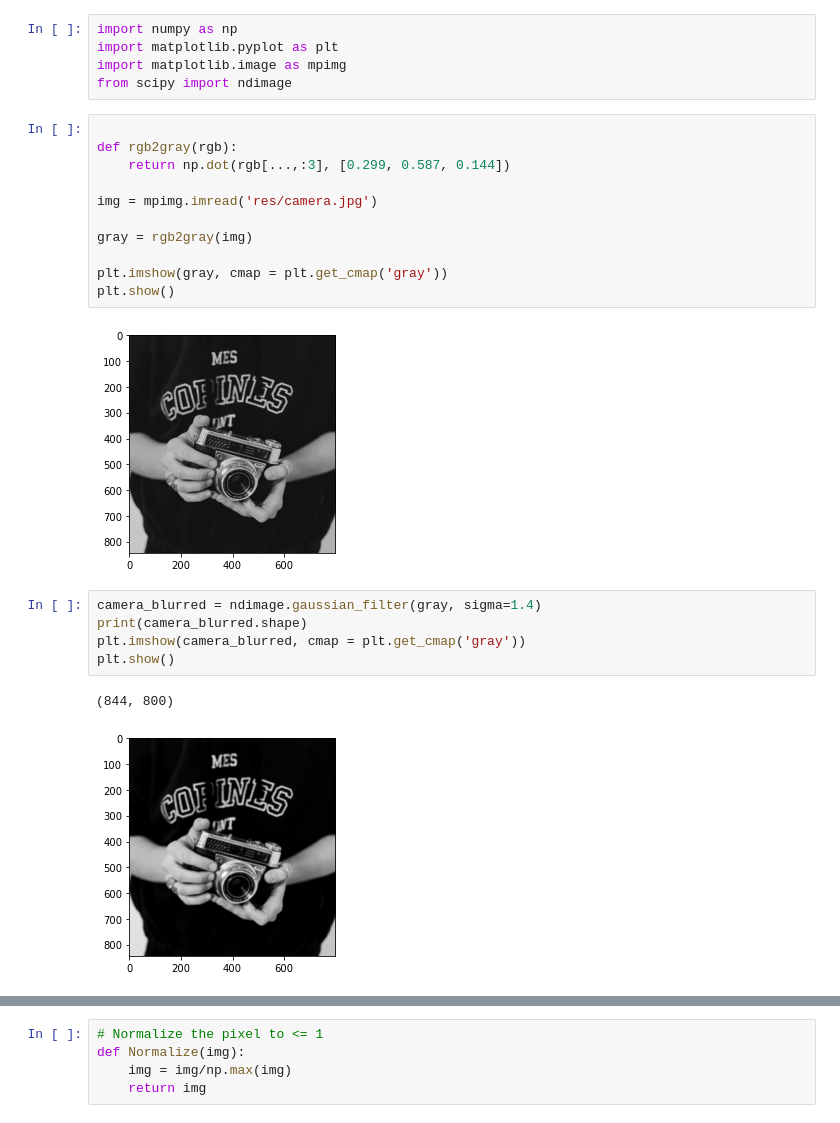
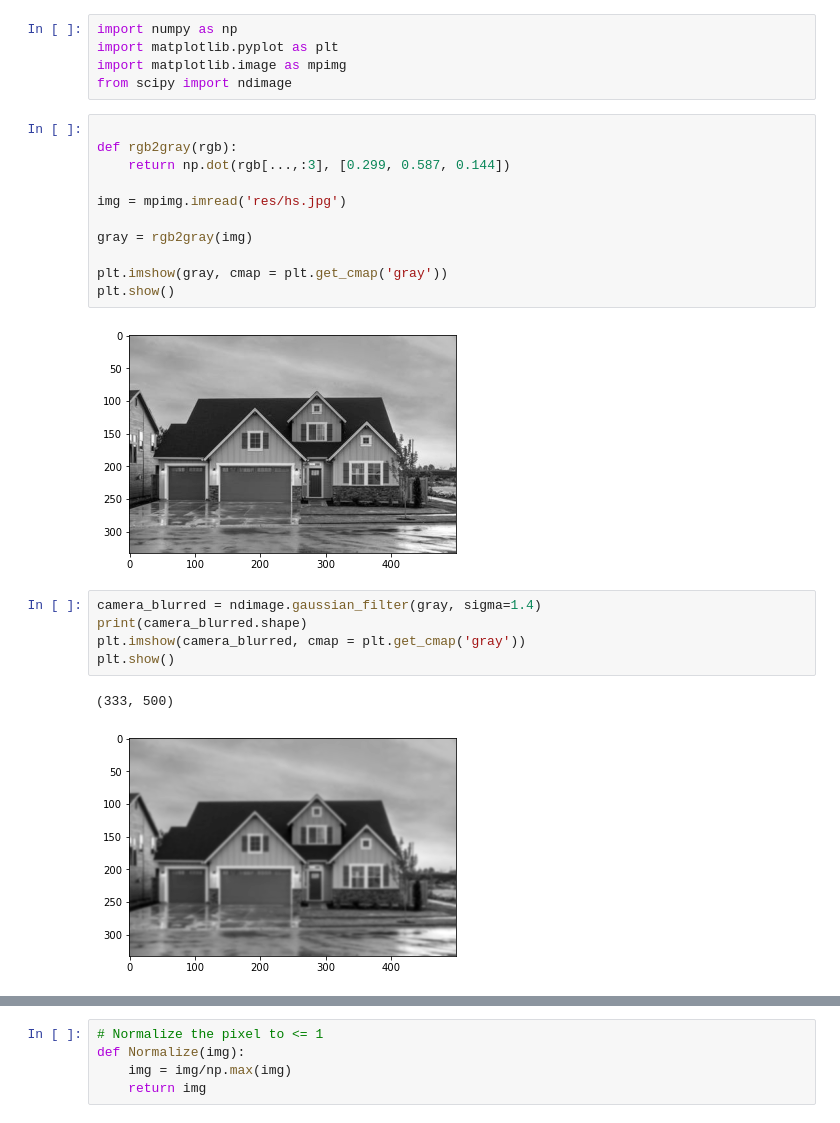
Before and after one commit to anilkumarshrestha/computer-vision-study, a Jupyter notebook: CannyEdgeFromScratch/cannyEdge.ipynb, the cells around one changed output, grey strips where cells are left out. Cells and saved outputs as stored; diff of their text form.

```diff
--- a/CannyEdgeFromScratch/cannyEdge.ipynb
+++ b/CannyEdgeFromScratch/cannyEdge.ipynb
@@ -6,23 +6,23 @@ from scipy import ndimage
 # %%
 
 def rgb2gray(rgb):
     return np.dot(rgb[...,:3], [0.299, 0.587, 0.144])
 
-img = mpimg.imread('res/camera.jpg')
+img = mpimg.imread('res/hs.jpg')
 
 gray = rgb2gray(img)
 
 plt.imshow(gray, cmap = plt.get_cmap('gray'))
 plt.show()
 # %% [output]
-[figure, old version]
+[figure, new version]
 # %%
 camera_blurred = ndimage.gaussian_filter(gray, sigma=1.4)
 print(camera_blurred.shape)
 plt.imshow(camera_blurred, cmap = plt.get_cmap('gray'))
 plt.show()
 # %% [output]
-(844, 800)
+(333, 500)
-[figure, old version]
+[figure, new version]
 # %%
 def sobelFilter(img, filterDirection):
```
Also changed, not shown: parts of 13 cells of this notebook, 3 other files.
